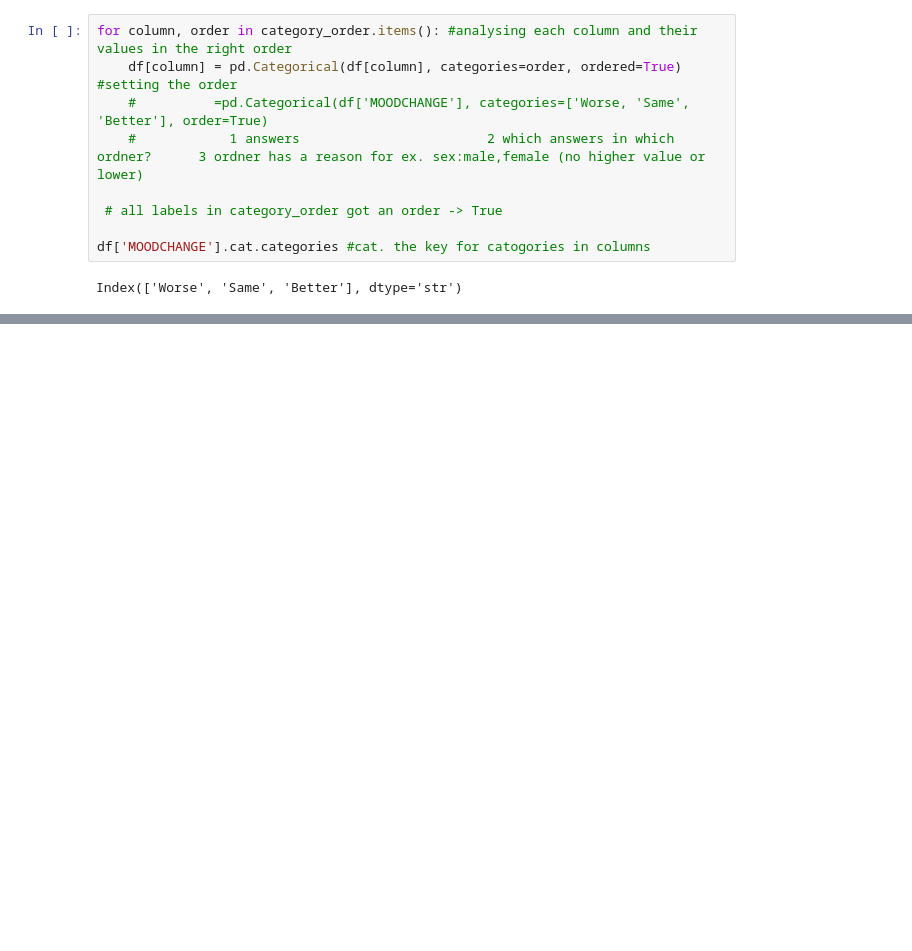
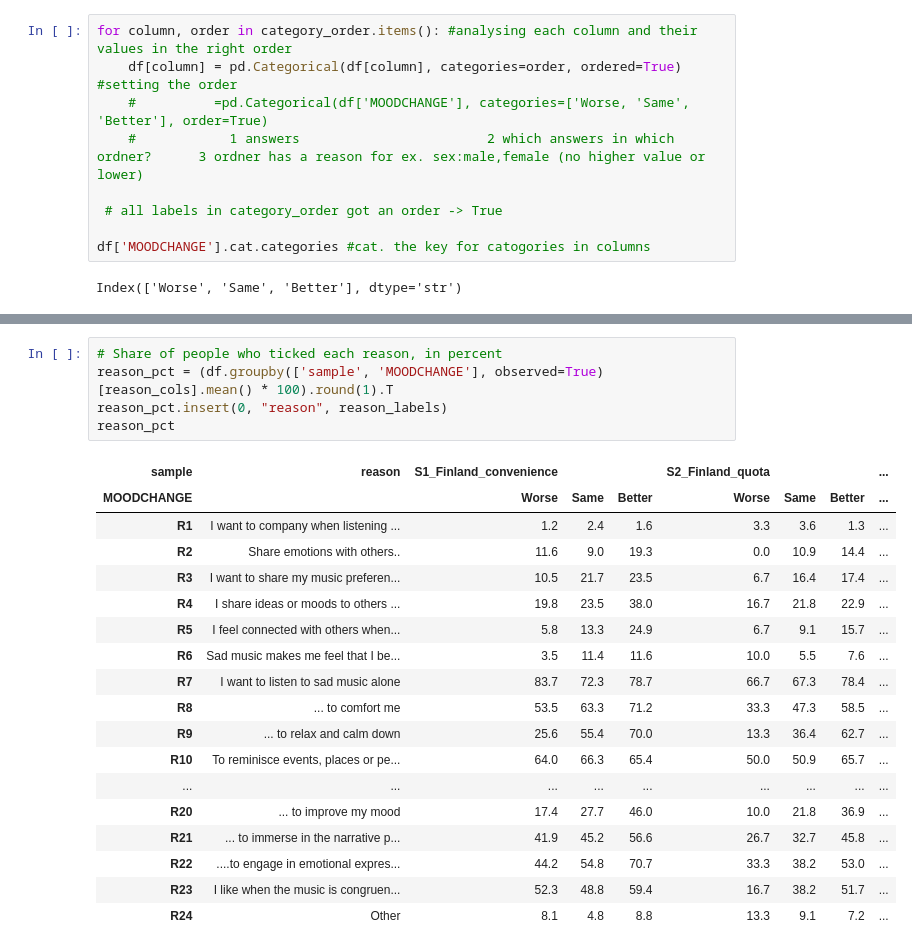
Before and after one commit to chaymaeloukili/melancholy-vs-rumination, a Jupyter notebook: notebooks/03_analysis.ipynb, the cells around one changed output, grey strips where cells are left out. Saved outputs shown, nothing was run; the diff lists cells and outputs as text; blank space fills up the shorter version.

```diff
--- a/notebooks/03_analysis.ipynb
+++ b/notebooks/03_analysis.ipynb
@@ -66,0 +513,24 @@ Index(['Worse', 'Same', 'Better'], dtype='str')
+# %%
+# Share of people who ticked each reason, in percent
+reason_pct = (df.groupby(['sample', 'MOODCHANGE'], observed=True)[reason_cols].mean() * 100).round(1).T
+reason_pct.insert(0, "reason", reason_labels)
+reason_pct
+# %% [output]
+| sample | reason | S1_Finland_convenience |  |  | S2_Finland_quota |  |  | ... |
+| MOODCHANGE |  | Worse | Same | Better | Worse | Same | Better | ... |
+| R1 | I want to company when listening ... | 1.2 | 2.4 | 1.6 | 3.3 | 3.6 | 1.3 | ... |
+| R2 | Share emotions with others.. | 11.6 | 9.0 | 19.3 | 0.0 | 10.9 | 14.4 | ... |
+| R3 | I want to share my music preferen... | 10.5 | 21.7 | 23.5 | 6.7 | 16.4 | 17.4 | ... |
+| R4 | I share ideas or moods to others ... | 19.8 | 23.5 | 38.0 | 16.7 | 21.8 | 22.9 | ... |
+| R5 | I feel connected with others when... | 5.8 | 13.3 | 24.9 | 6.7 | 9.1 | 15.7 | ... |
+| R6 | Sad music makes me feel that I be... | 3.5 | 11.4 | 11.6 | 10.0 | 5.5 | 7.6 | ... |
+| R7 | I want to listen to sad music alone | 83.7 | 72.3 | 78.7 | 66.7 | 67.3 | 78.4 | ... |
+| R8 | ... to comfort me | 53.5 | 63.3 | 71.2 | 33.3 | 47.3 | 58.5 | ... |
+| R9 | ... to relax and calm down | 25.6 | 55.4 | 70.0 | 13.3 | 36.4 | 62.7 | ... |
+| R10 | To reminisce events, places or pe... | 64.0 | 66.3 | 65.4 | 50.0 | 50.9 | 65.7 | ... |
+| ... | ... | ... | ... | ... | ... | ... | ... | ... |
+| R20 | ... to improve my mood | 17.4 | 27.7 | 46.0 | 10.0 | 21.8 | 36.9 | ... |
+| R21 | ... to immerse in the narrative p... | 41.9 | 45.2 | 56.6 | 26.7 | 32.7 | 45.8 | ... |
+| R22 | ....to engage in emotional expres... | 44.2 | 54.8 | 70.7 | 33.3 | 38.2 | 53.0 | ... |
+| R23 | I like when the music is congruen... | 52.3 | 48.8 | 59.4 | 16.7 | 38.2 | 51.7 | ... |
+| R24 | Other | 8.1 | 4.8 | 8.8 | 13.3 | 9.1 | 7.2 | ... |
```
Also changed, not shown: parts of 51 cells of this notebook, 3 other files.
